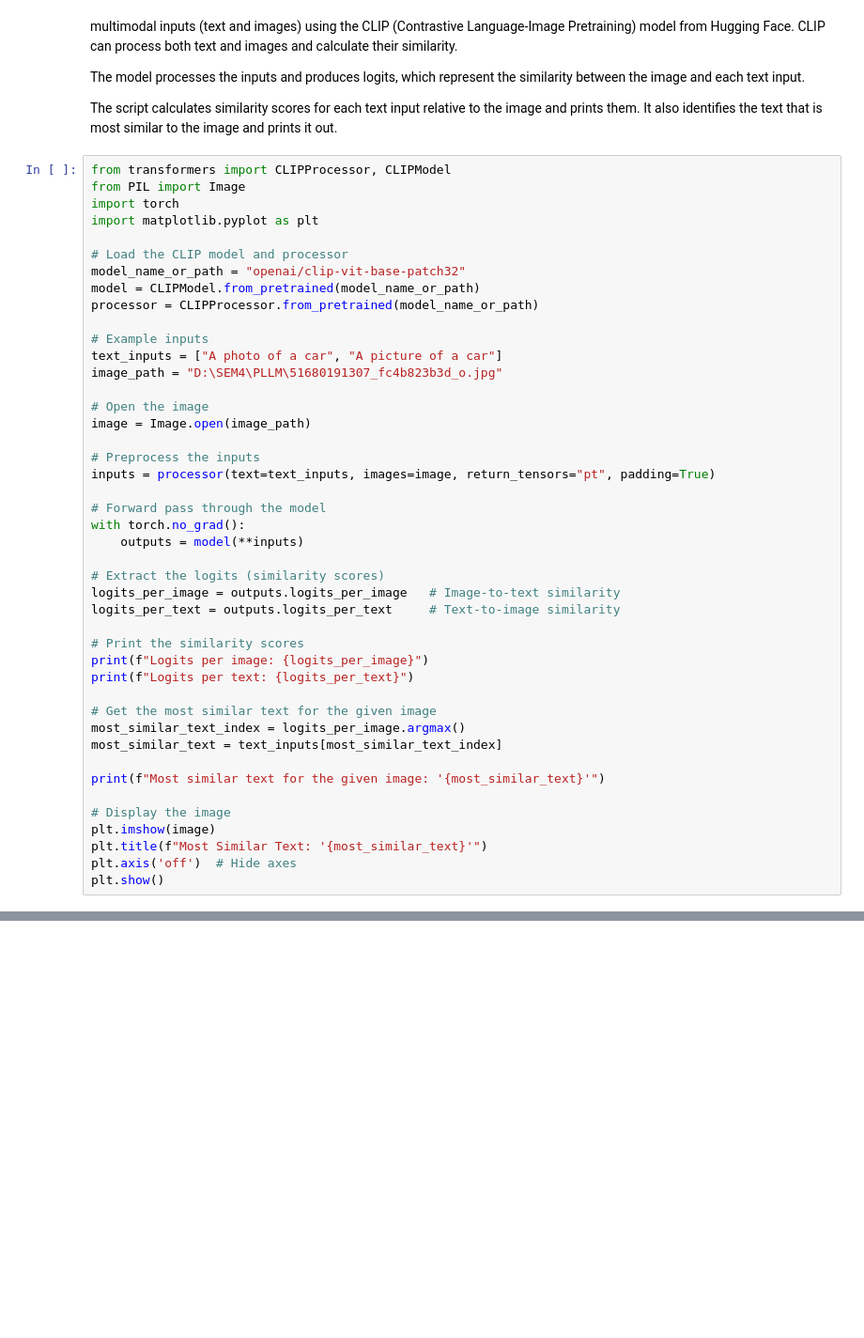
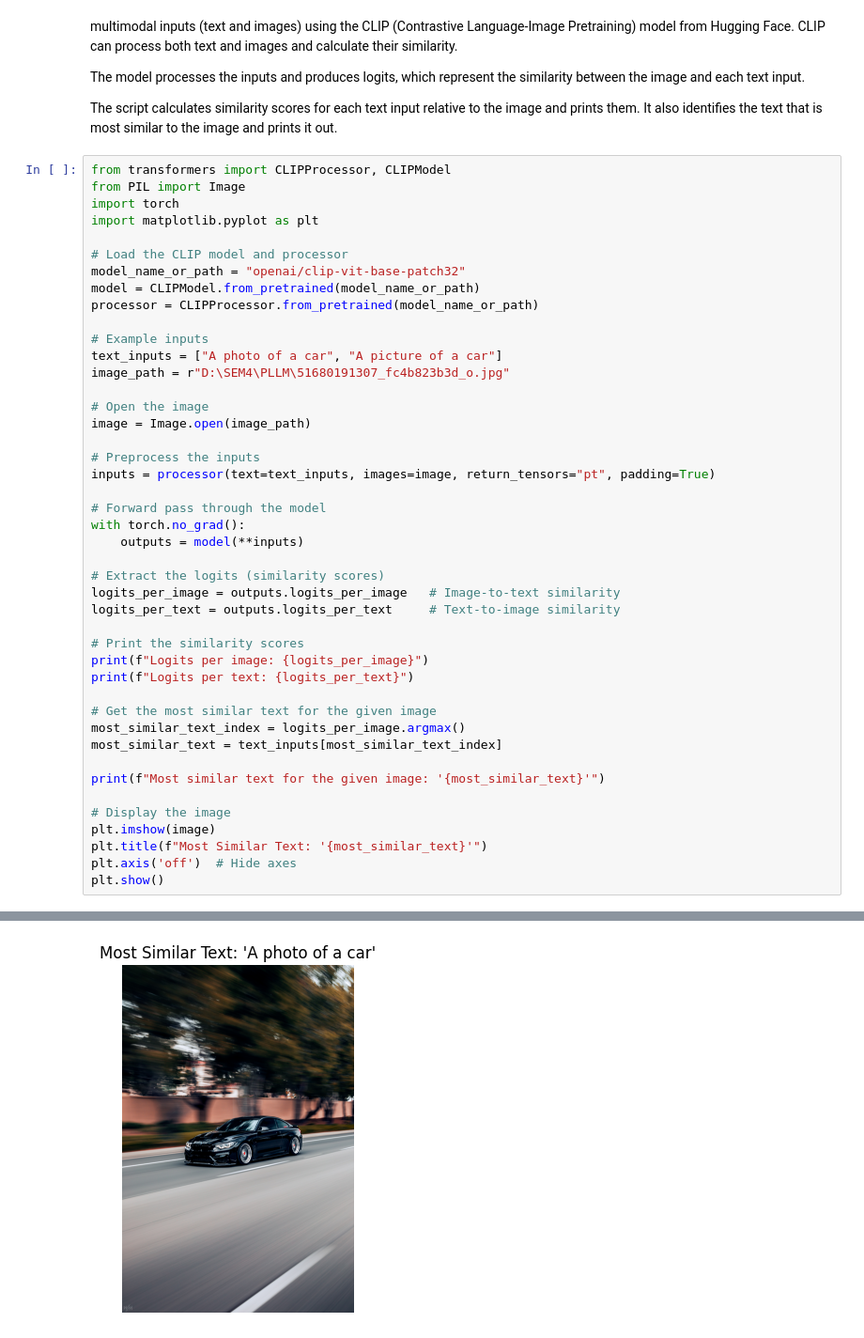
Before and after one commit to noelmt7/LLM, a Jupyter notebook: 2338538_LAB8.ipynb, the cells around one changed output, grey strips where cells are left out. Shown: that part at 94% size. Cells and saved outputs as stored; diff of their text form; blank space fills up the shorter version.

```diff
--- a/2338538_LAB8.ipynb
+++ b/2338538_LAB8.ipynb
@@ -52,7 +52,7 @@ processor = CLIPProcessor.from_pretrained(model_name_or_path)
 
 # Example inputs
 text_inputs = ["A photo of a car", "A picture of a car"]
-image_path = "D:\SEM4\PLLM\51680191307_fc4b823b3d_o.jpg"
+image_path = r"D:\SEM4\PLLM\51680191307_fc4b823b3d_o.jpg"
 
 # Open the image
 image = Image.open(image_path)
@@ -89,0 +91 @@ FileNotFoundError: [Errno 2] No such file or directory: 'D:\\content\\images.jpg
+[figure, added]
```
Also changed, not shown: parts of 1 cell of this notebook.
